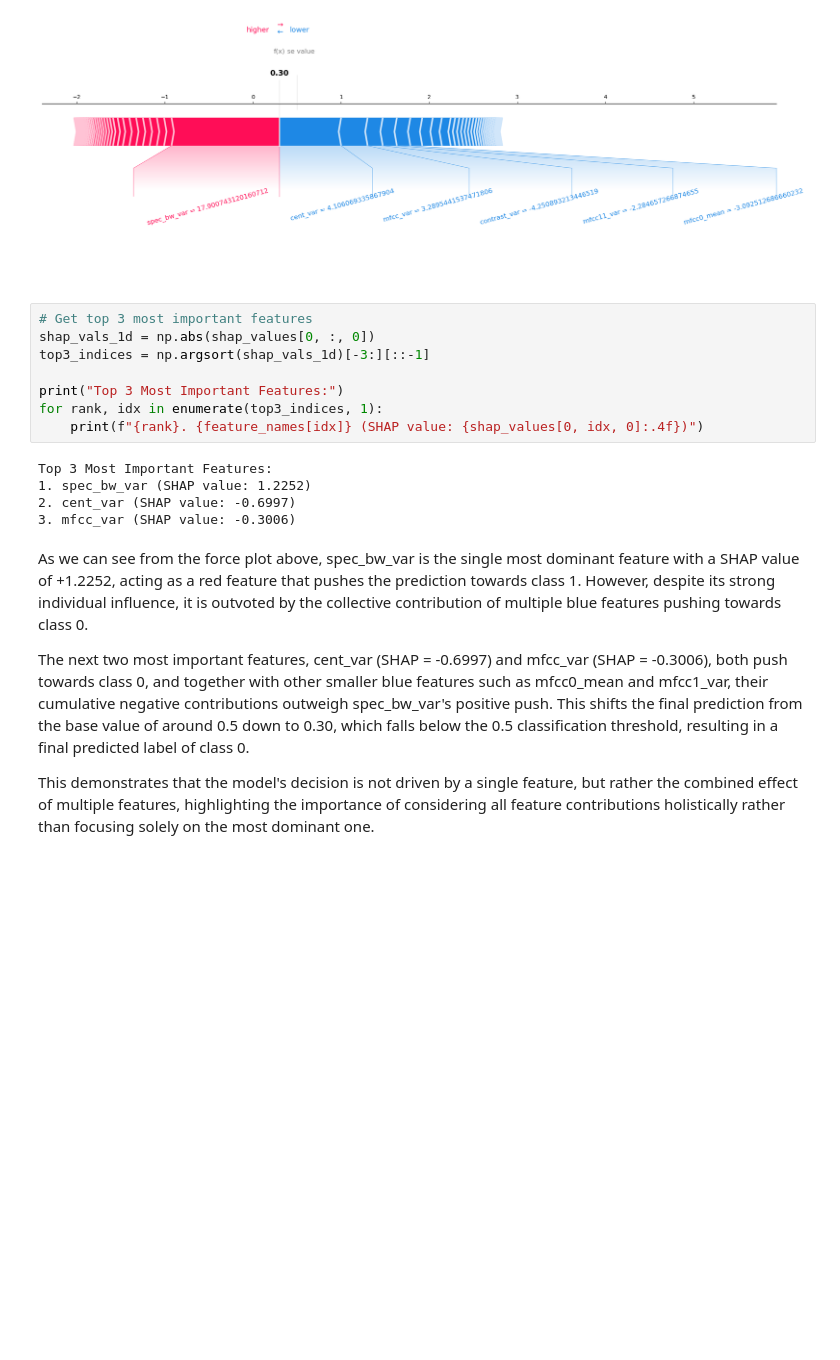
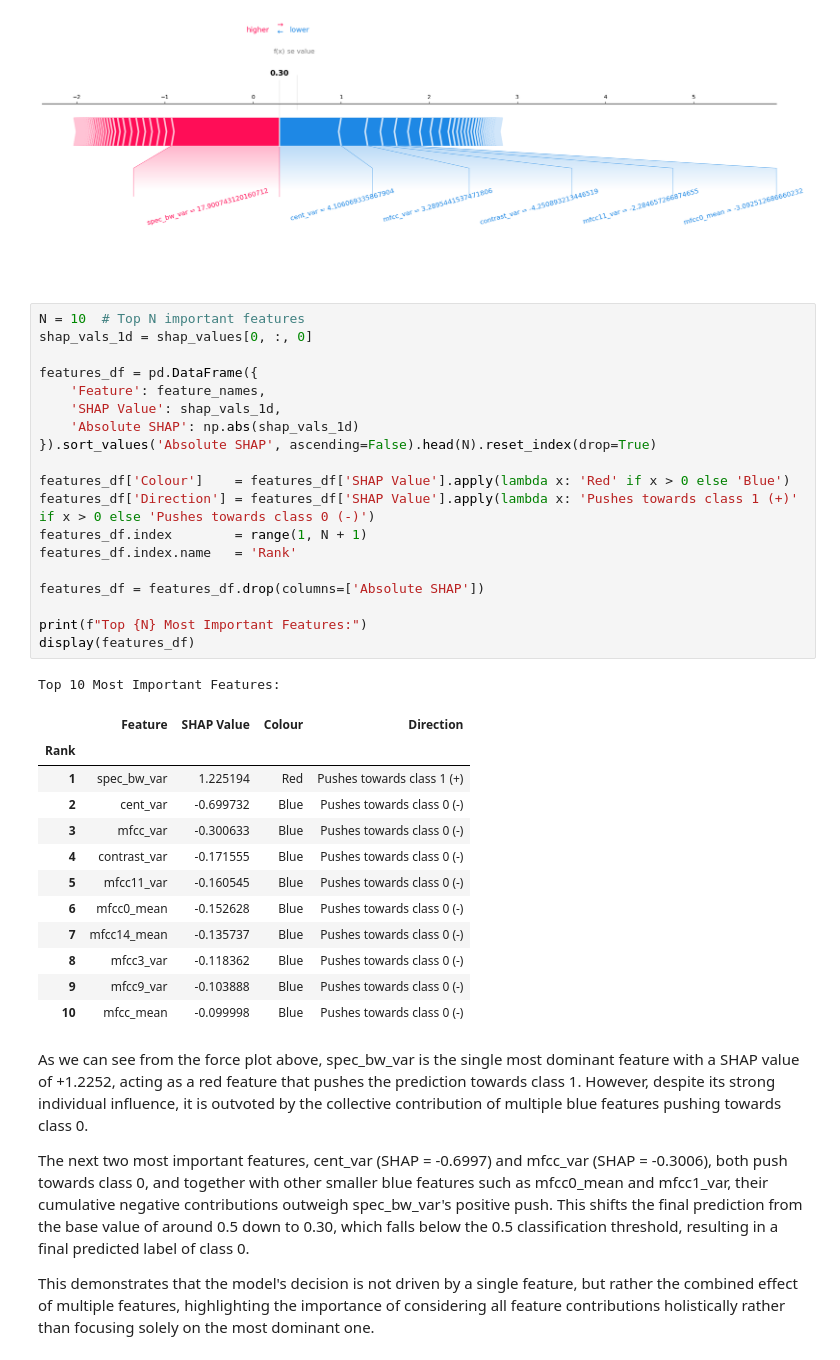
Before and after one commit to M450NCH00/SC4001-Neural-Network-Assignment, a Jupyter notebook: choo_zhenming_Part_A_4.ipynb, the cells around one changed output. Cells and saved outputs as stored; diff of their text form; blank space fills up the shorter version.

```diff
--- a/choo_zhenming_Part_A_4.ipynb
+++ b/choo_zhenming_Part_A_4.ipynb
@@ -221,18 +221,38 @@ shap.force_plot(
 [interactive output not drawn]
 [figure]
 # %%
-# Get top 3 most important features
-shap_vals_1d = np.abs(shap_values[0, :, 0])
-top3_indices = np.argsort(shap_vals_1d)[-3:][::-1]
+N = 10  # Top N important features
+shap_vals_1d = shap_values[0, :, 0]
 
-print("Top 3 Most Important Features:")
-for rank, idx in enumerate(top3_indices, 1):
-    print(f"{rank}. {feature_names[idx]} (SHAP value: {shap_values[0, idx, 0]:.4f})")
+features_df = pd.DataFrame({
+    'Feature': feature_names,
+    'SHAP Value': shap_vals_1d,
+    'Absolute SHAP': np.abs(shap_vals_1d)
+}).sort_values('Absolute SHAP', ascending=False).head(N).reset_index(drop=True)
+
+features_df['Colour']    = features_df['SHAP Value'].apply(lambda x: 'Red' if x > 0 else 'Blue')
+features_df['Direction'] = features_df['SHAP Value'].apply(lambda x: 'Pushes towards class 1 (+)' if x > 0 else 'Pushes towards class 0 (-)')
+features_df.index        = range(1, N + 1)
+features_df.index.name   = 'Rank'
+
+features_df = features_df.drop(columns=['Absolute SHAP'])
+
+print(f"Top {N} Most Important Features:")
+display(features_df)
 # %% [output]
-Top 3 Most Important Features:
-1. spec_bw_var (SHAP value: 1.2252)
-2. cent_var (SHAP value: -0.6997)
-3. mfcc_var (SHAP value: -0.3006)
+Top 10 Most Important Features:
+|  | Feature | SHAP Value | Colour | Direction |
+| Rank |  |  |  |  |
+| 1 | spec_bw_var | 1.225194 | Red | Pushes towards class 1 (+) |
+| 2 | cent_var | -0.699732 | Blue | Pushes towards class 0 (-) |
+| 3 | mfcc_var | -0.300633 | Blue | Pushes towards class 0 (-) |
+| 4 | contrast_var | -0.171555 | Blue | Pushes towards class 0 (-) |
+| 5 | mfcc11_var | -0.160545 | Blue | Pushes towards class 0 (-) |
+| 6 | mfcc0_mean | -0.152628 | Blue | Pushes towards class 0 (-) |
+| 7 | mfcc14_mean | -0.135737 | Blue | Pushes towards class 0 (-) |
+| 8 | mfcc3_var | -0.118362 | Blue | Pushes towards class 0 (-) |
+| 9 | mfcc9_var | -0.103888 | Blue | Pushes towards class 0 (-) |
+| 10 | mfcc_mean | -0.099998 | Blue | Pushes towards class 0 (-) |
 # %% [markdown]
 As we can see from the force plot above, spec_bw_var is the single most dominant feature with a SHAP value of +1.2252, acting as a red feature that pushes the prediction towards class 1. However, despite its strong individual influence, it is outvoted by the collective contribution of multiple blue features pushing towards class 0.
 
```
